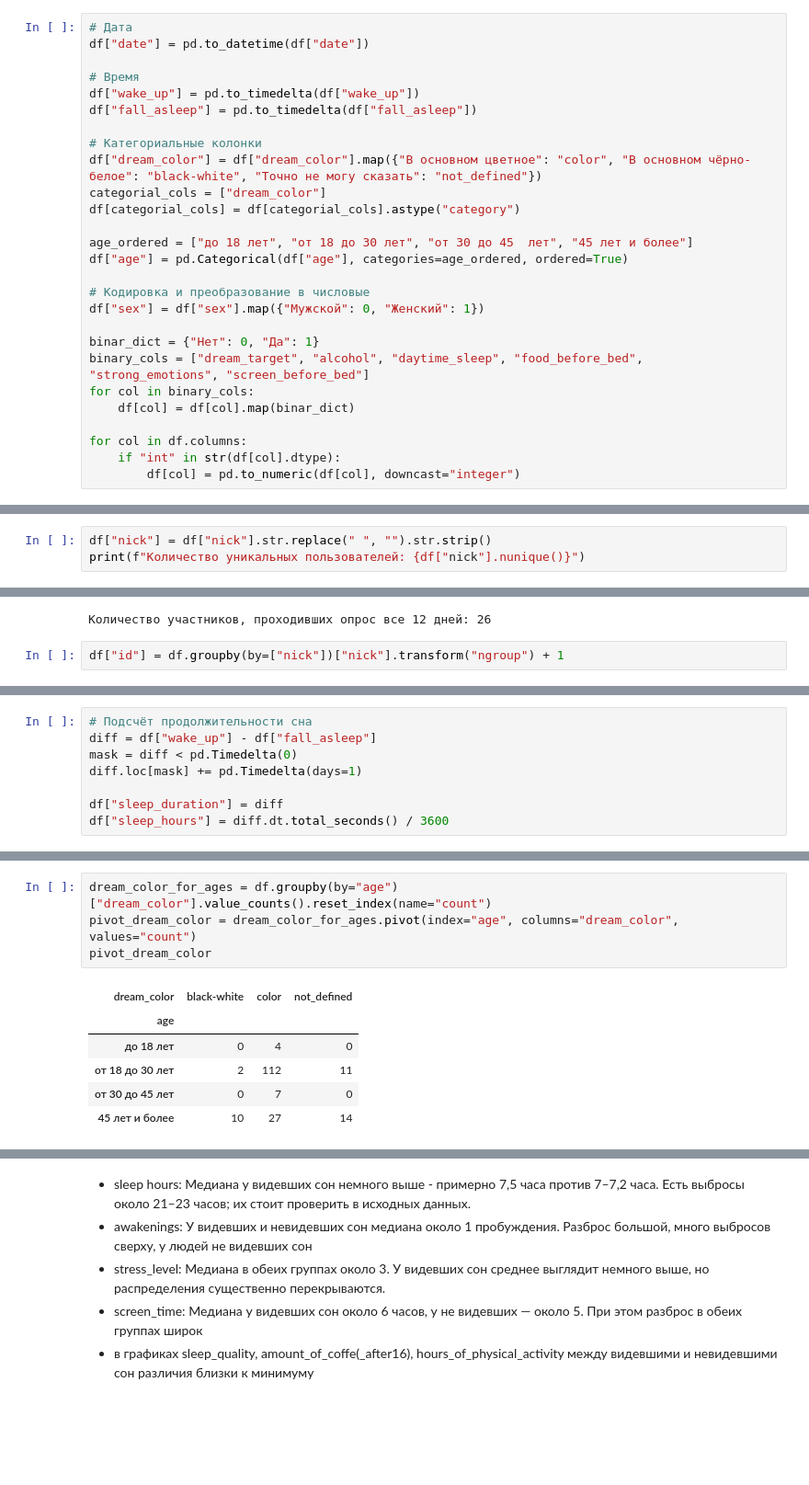
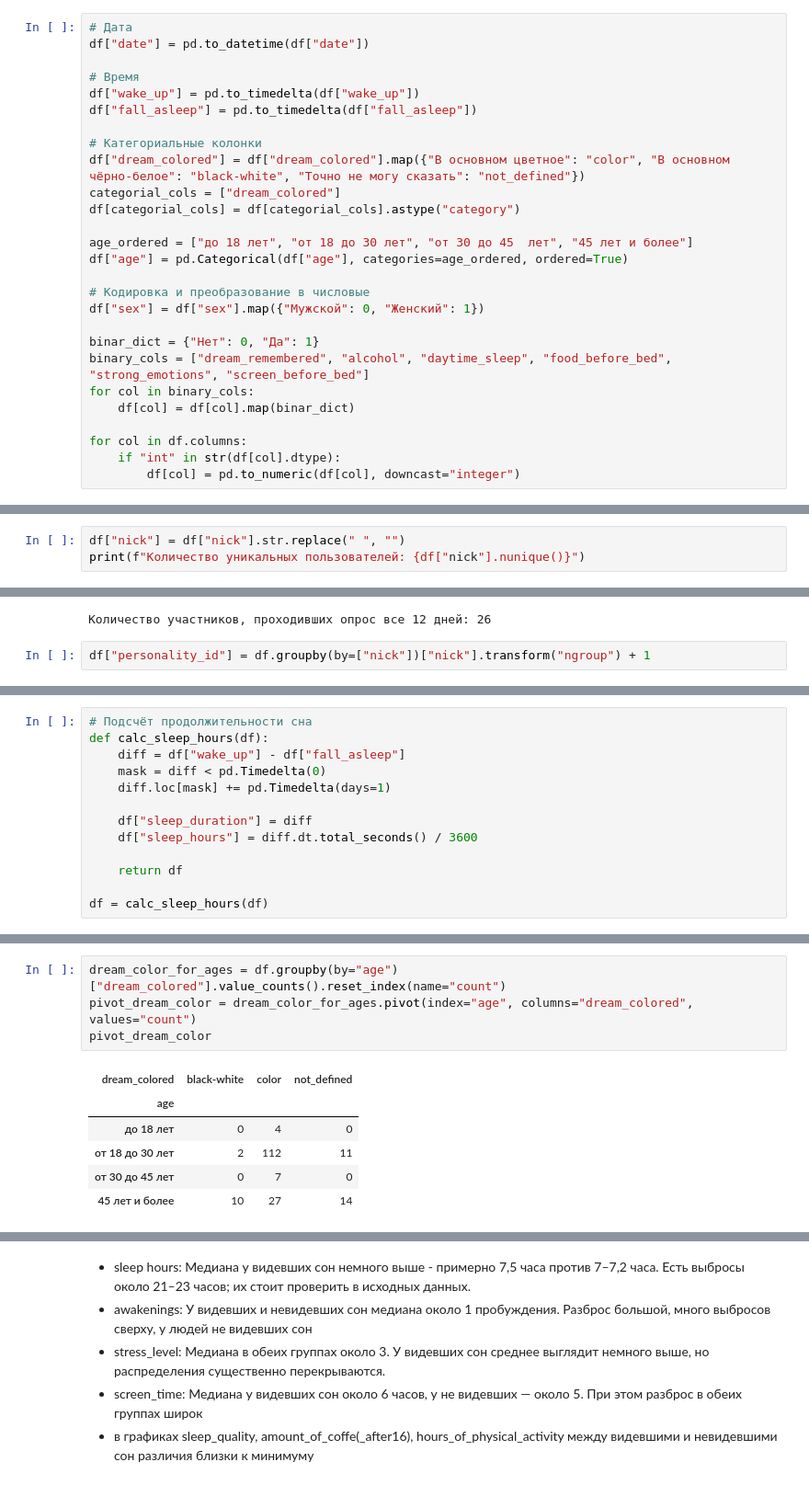
Before and after one commit to EnemyOfDeath7/dream-project, a Jupyter notebook: dream.ipynb, the cells around one changed output, grey strips where cells are left out. Shown at 92% size. Cells and saved outputs as stored; diff of their text form; blank space fills up the shorter version.

```diff
--- a/dream.ipynb
+++ b/dream.ipynb
@@ -100,8 +100,8 @@ df["wake_up"] = pd.to_timedelta(df["wake_up"])
 df["fall_asleep"] = pd.to_timedelta(df["fall_asleep"])
 
 # Категориальные колонки
-df["dream_color"] = df["dream_color"].map({"В основном цветное": "color", "В основном чёрно-белое": "black-white", "Точно не могу сказать": "not_defined"})
-categorial_cols = ["dream_color"]
+df["dream_colored"] = df["dream_colored"].map({"В основном цветное": "color", "В основном чёрно-белое": "black-white", "Точно не могу сказать": "not_defined"})
+categorial_cols = ["dream_colored"]
 df[categorial_cols] = df[categorial_cols].astype("category")
 
 age_ordered = ["до 18 лет", "от 18 до 30 лет", "от 30 до 45  лет", "45 лет и более"]
@@ -111,7 +111,7 @@ df["age"] = pd.Categorical(df["age"], categories=age_ordered, ordered=True)
 df["sex"] = df["sex"].map({"Мужской": 0, "Женский": 1})
 
 binar_dict = {"Нет": 0, "Да": 1}
-binary_cols = ["dream_target", "alcohol", "daytime_sleep", "food_before_bed", "strong_emotions", "screen_before_bed"]
+binary_cols = ["dream_remembered", "alcohol", "daytime_sleep", "food_before_bed", "strong_emotions", "screen_before_bed"]
 for col in binary_cols:
     df[col] = df[col].map(binar_dict)
 
@@ -240,5 +243,5 @@ Length: 53, dtype: str
 # %%
-df["nick"] = df["nick"].str.replace(" ", "").str.strip()
+df["nick"] = df["nick"].str.replace(" ", "")
 print(f"Количество уникальных пользователей: {df["nick"].nunique()}")
 # %% [output]
 Количество уникальных пользователей: 38
@@ -268,5 +272,5 @@ print(f"Количество участников, проходивших опр
 # %% [output]
 Количество участников, проходивших опрос все 12 дней: 26
 # %%
-df["id"] = df.groupby(by=["nick"])["nick"].transform("ngroup") + 1
+df["personality_id"] = df.groupby(by=["nick"])["nick"].transform("ngroup") + 1
 # %%
@@ -289,10 +293,15 @@ sex
 Name: proportion, dtype: float64
 # %%
 # Подсчёт продолжительности сна
-diff = df["wake_up"] - df["fall_asleep"]
-mask = diff < pd.Timedelta(0)
-diff.loc[mask] += pd.Timedelta(days=1)
+def calc_sleep_hours(df):
+    diff = df["wake_up"] - df["fall_asleep"]
+    mask = diff < pd.Timedelta(0)
+    diff.loc[mask] += pd.Timedelta(days=1)
 
-df["sleep_duration"] = diff
-df["sleep_hours"] = diff.dt.total_seconds() / 3600
+    df["sleep_duration"] = diff
+    df["sleep_hours"] = diff.dt.total_seconds() / 3600
+
+    return df
+
+df = calc_sleep_hours(df)
 # %% [markdown]
@@ -333,11 +351,11 @@ not_defined    0.133690
 black-white    0.064171
 Name: proportion, dtype: float64
 # %%
-dream_color_for_ages = df.groupby(by="age")["dream_color"].value_counts().reset_index(name="count")
-pivot_dream_color = dream_color_for_ages.pivot(index="age", columns="dream_color", values="count")
+dream_color_for_ages = df.groupby(by="age")["dream_colored"].value_counts().reset_index(name="count")
+pivot_dream_color = dream_color_for_ages.pivot(index="age", columns="dream_colored", values="count")
 pivot_dream_color
 # %% [output]
-| dream_color | black-white | color | not_defined |
+| dream_colored | black-white | color | not_defined |
 | age |  |  |  |
 | до 18 лет | 0 | 4 | 0 |
 | от 18 до 30 лет | 2 | 112 | 11 |
```
Also changed, not shown: parts of 34 cells of this notebook.
